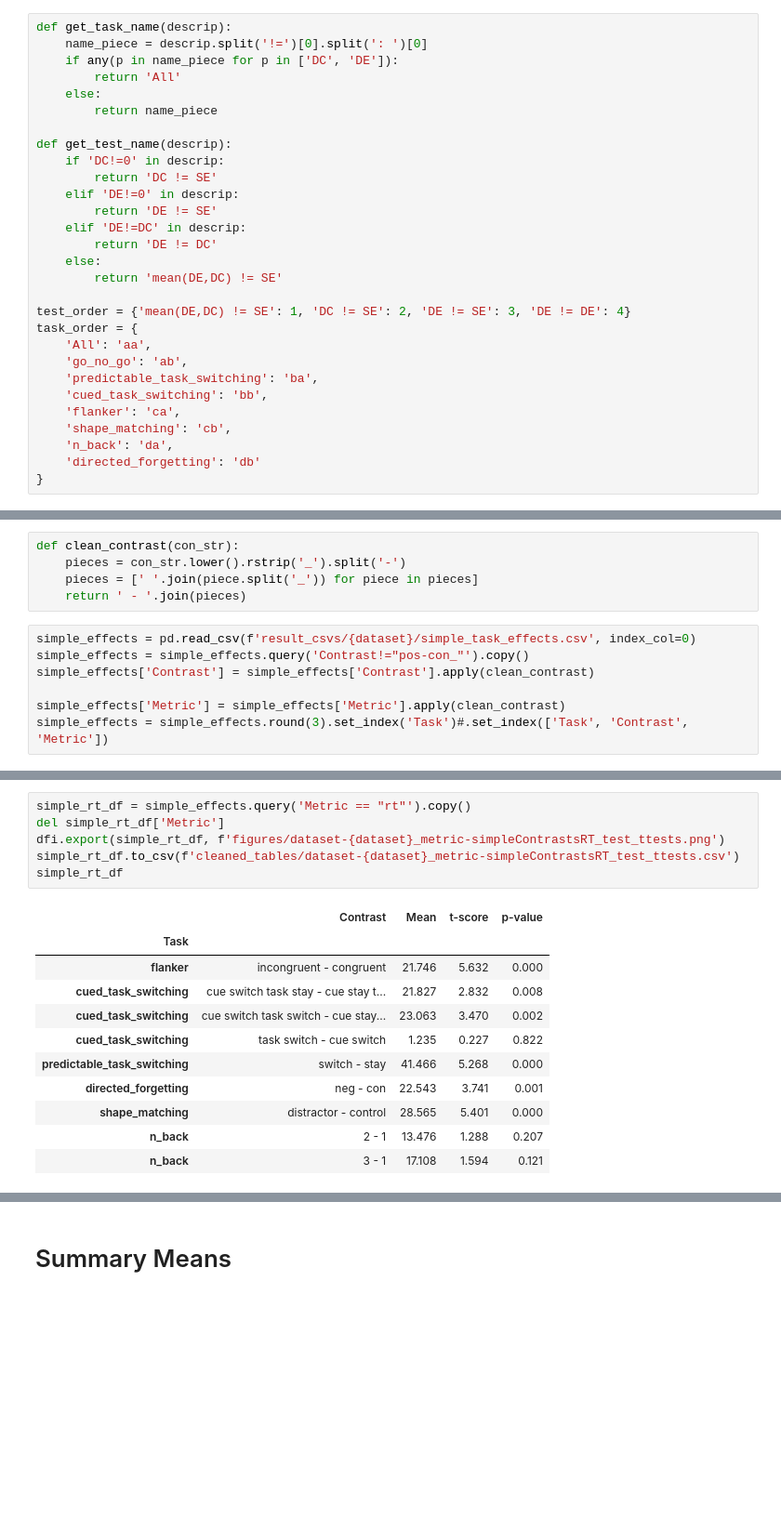
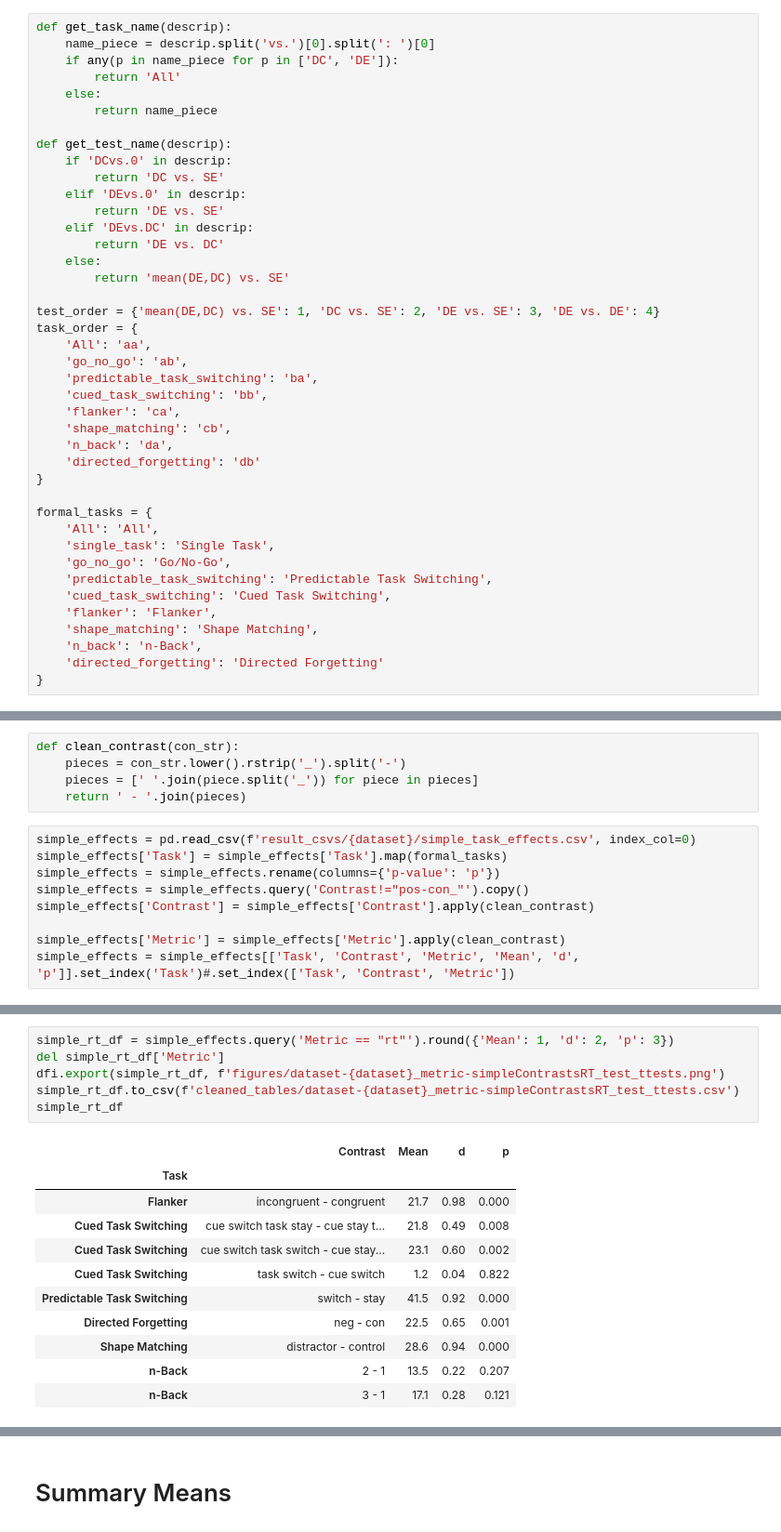
Before and after one commit to henrymj/mturk_dualStop_analysis, a Jupyter notebook: display_tables.ipynb, the cells around one changed output, grey strips where cells are left out. Shown: that part at 93% size. Drawn from its saved outputs; the diff is of its cells as text; blank space fills up the shorter version.

```diff
--- a/display_tables.ipynb
+++ b/display_tables.ipynb
@@ -15,23 +16,23 @@ ssrt_ttests
 ttests_df = ssrt_ttests.T.reset_index().rename(columns={'index':'descrip'})
 # %%
 def get_task_name(descrip):
-    name_piece = descrip.split('!=')[0].split(': ')[0]
+    name_piece = descrip.split('vs.')[0].split(': ')[0]
     if any(p in name_piece for p in ['DC', 'DE']):
         return 'All'
     else:
         return name_piece
 
 def get_test_name(descrip):
-    if 'DC!=0' in descrip:
-        return 'DC != SE'
-    elif 'DE!=0' in descrip:
-        return 'DE != SE'
-    elif 'DE!=DC' in descrip:
-        return 'DE != DC'
+    if 'DCvs.0' in descrip:
+        return 'DC vs. SE'
+    elif 'DEvs.0' in descrip:
+        return 'DE vs. SE'
+    elif 'DEvs.DC' in descrip:
+        return 'DE vs. DC'
     else:
-        return 'mean(DE,DC) != SE'
+        return 'mean(DE,DC) vs. SE'
 
-test_order = {'mean(DE,DC) != SE': 1, 'DC != SE': 2, 'DE != SE': 3, 'DE != DE': 4}
+test_order = {'mean(DE,DC) vs. SE': 1, 'DC vs. SE': 2, 'DE vs. SE': 3, 'DE vs. DE': 4}
 task_order = {
     'All': 'aa',
     'go_no_go': 'ab',
@@ -42,4 +43,16 @@ task_order = {
     'n_back': 'da',
     'directed_forgetting': 'db'
 }
+
+formal_tasks = {
+    'All': 'All',
+    'single_task': 'Single Task',
+    'go_no_go': 'Go/No-Go',
+    'predictable_task_switching': 'Predictable Task Switching',
+    'cued_task_switching': 'Cued Task Switching',
+    'flanker': 'Flanker',
+    'shape_matching': 'Shape Matching',
+    'n_back': 'n-Back',
+    'directed_forgetting': 'Directed Forgetting'
+}
 # %%
@@ -192,8 +278,10 @@ def clean_contrast(con_str):
     return ' - '.join(pieces)
 # %%
 simple_effects = pd.read_csv(f'result_csvs/{dataset}/simple_task_effects.csv', index_col=0)
+simple_effects['Task'] = simple_effects['Task'].map(formal_tasks)
+simple_effects = simple_effects.rename(columns={'p-value': 'p'})
 simple_effects = simple_effects.query('Contrast!="pos-con_"').copy()
 simple_effects['Contrast'] = simple_effects['Contrast'].apply(clean_contrast)
 
 simple_effects['Metric'] = simple_effects['Metric'].apply(clean_contrast)
-simple_effects = simple_effects.round(3).set_index('Task')#.set_index(['Task', 'Contrast', 'Metric'])
+simple_effects = simple_effects[['Task', 'Contrast', 'Metric', 'Mean', 'd', 'p']].set_index('Task')#.set_index(['Task', 'Contrast', 'Metric'])
@@ -200,19 +309,19 @@ simple_effects = simple_effects.round(3).set_index('Task')#.set_index(['Task', '
 # %%
-simple_rt_df = simple_effects.query('Metric == "rt"').copy()
+simple_rt_df = simple_effects.query('Metric == "rt"').round({'Mean': 1, 'd': 2, 'p': 3})
 del simple_rt_df['Metric']
 dfi.export(simple_rt_df, f'figures/dataset-{dataset}_metric-simpleContrastsRT_test_ttests.png')
 simple_rt_df.to_csv(f'cleaned_tables/dataset-{dataset}_metric-simpleContrastsRT_test_ttests.csv')
 simple_rt_df
 # %% [output]
-|  | Contrast | Mean | t-score | p-value |
+|  | Contrast | Mean | d | p |
 | Task |  |  |  |  |
-| flanker | incongruent - congruent | 21.746 | 5.632 | 0.000 |
-| cued_task_switching | cue switch task stay - cue stay t... | 21.827 | 2.832 | 0.008 |
-| cued_task_switching | cue switch task switch - cue stay... | 23.063 | 3.470 | 0.002 |
-| cued_task_switching | task switch - cue switch | 1.235 | 0.227 | 0.822 |
-| predictable_task_switching | switch - stay | 41.466 | 5.268 | 0.000 |
-| directed_forgetting | neg - con | 22.543 | 3.741 | 0.001 |
-| shape_matching | distractor - control | 28.565 | 5.401 | 0.000 |
-| n_back | 2 - 1 | 13.476 | 1.288 | 0.207 |
-| n_back | 3 - 1 | 17.108 | 1.594 | 0.121 |
+| Flanker | incongruent - congruent | 21.7 | 0.98 | 0.000 |
+| Cued Task Switching | cue switch task stay - cue stay t... | 21.8 | 0.49 | 0.008 |
+| Cued Task Switching | cue switch task switch - cue stay... | 23.1 | 0.60 | 0.002 |
+| Cued Task Switching | task switch - cue switch | 1.2 | 0.04 | 0.822 |
+| Predictable Task Switching | switch - stay | 41.5 | 0.92 | 0.000 |
+| Directed Forgetting | neg - con | 22.5 | 0.65 | 0.001 |
+| Shape Matching | distractor - control | 28.6 | 0.94 | 0.000 |
+| n-Back | 2 - 1 | 13.5 | 0.22 | 0.207 |
+| n-Back | 3 - 1 | 17.1 | 0.28 | 0.121 |
 # %%
```
Also changed, not shown: parts of 24 cells of this notebook.
